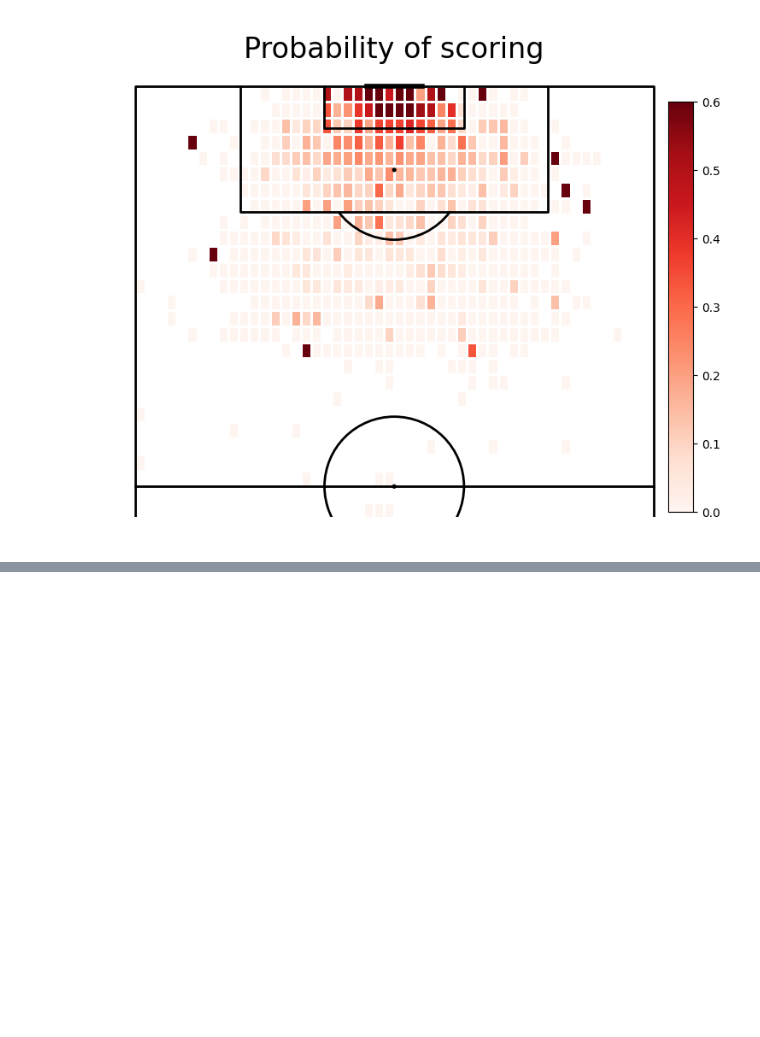
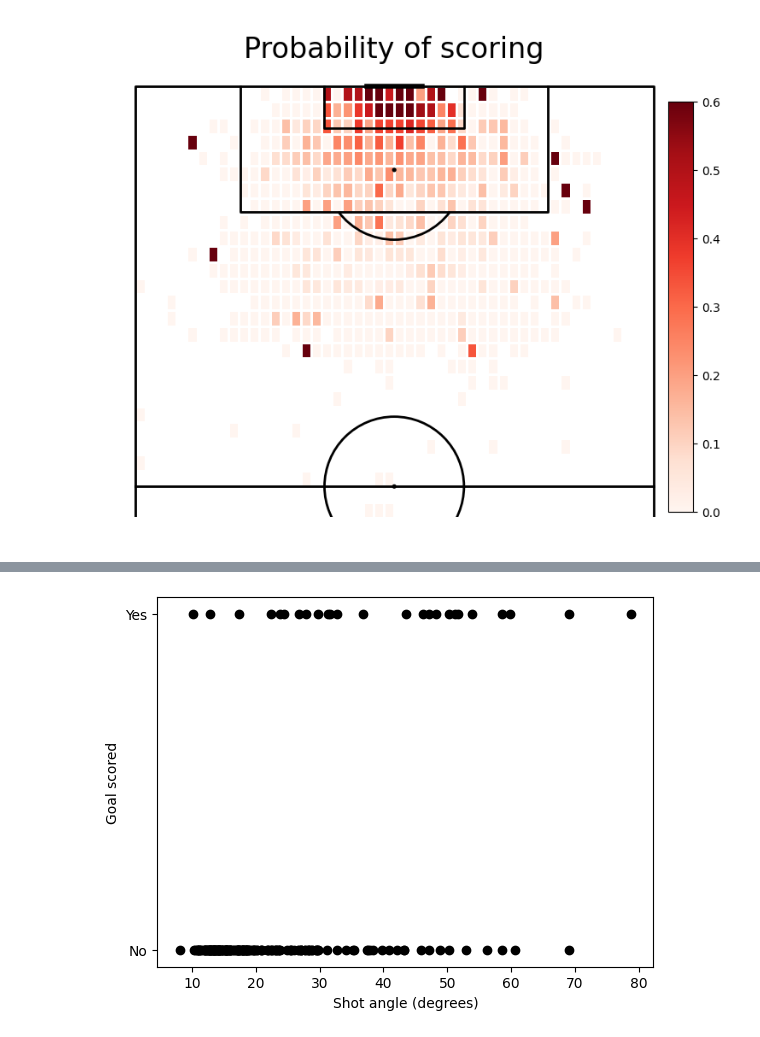
Before and after one commit to khoffLSU/footy_analytics, a Jupyter notebook: Expected goals.ipynb, the cells around one changed output, grey strips where cells are left out. Saved outputs shown, nothing was run; the diff lists cells and outputs as text; code cells hidden in the pictures; blank space fills up the shorter version.

Commit message:
Complete first pass xG model

```diff
--- a/Expected goals.ipynb
+++ b/Expected goals.ipynb
@@ -144,0 +182,17 @@ plt.show()
+# %%
+#first 200 shots
+shots_200=shots.iloc[:200]
+
+#plot first 200 shots goal angle, using base plot and building up desired output
+fig, ax = plt.subplots()
+ax.plot(shots_200['Angle']*180/np.pi, shots_200['Goal'], linestyle='none', marker= '.', markersize= 12, color='black')
+
+#make legend
+ax.set_ylabel('Goal scored')
+ax.set_xlabel("Shot angle (degrees)")
+plt.ylim((-0.05,1.05))
+ax.set_yticks([0,1])
+ax.set_yticklabels(['No','Yes'])
+plt.show()
+# %% [output]
+[figure, added]
```
Also changed, not shown: parts of 37 cells of this notebook.
